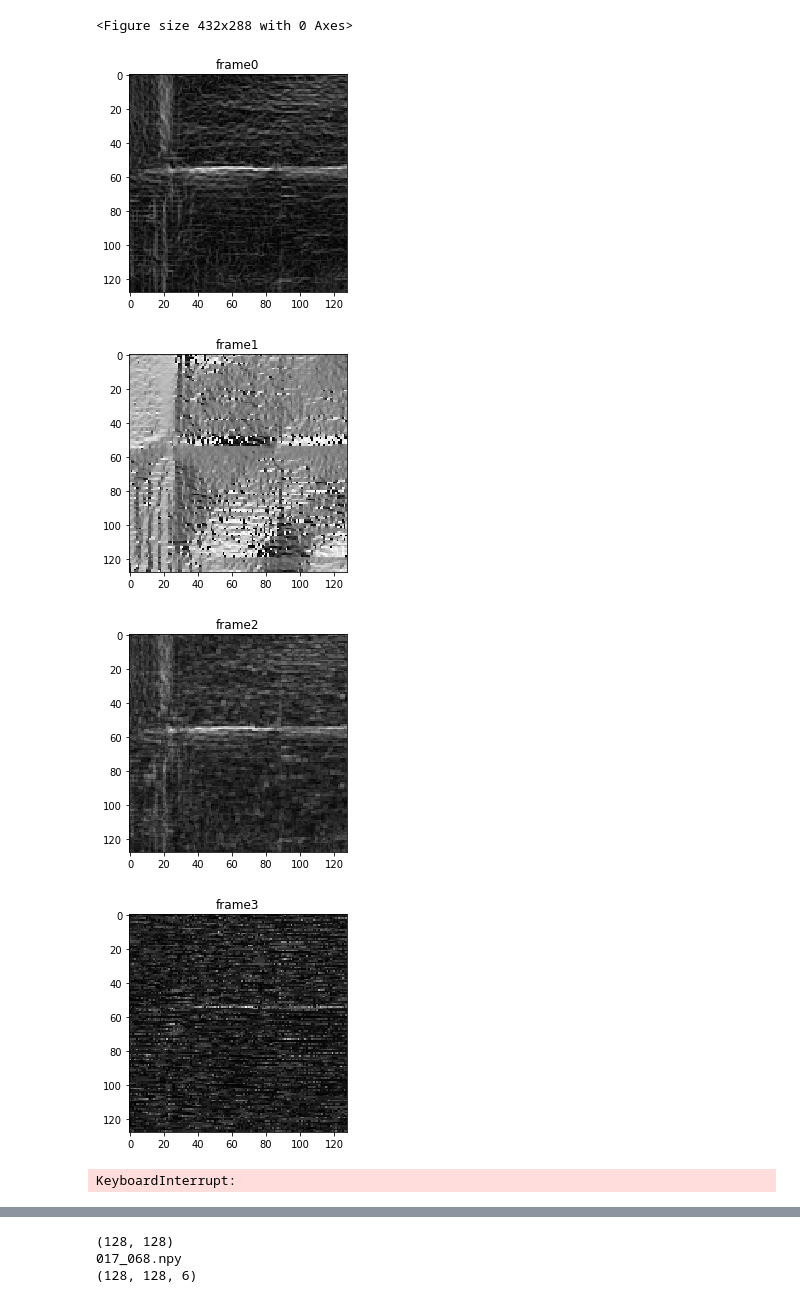
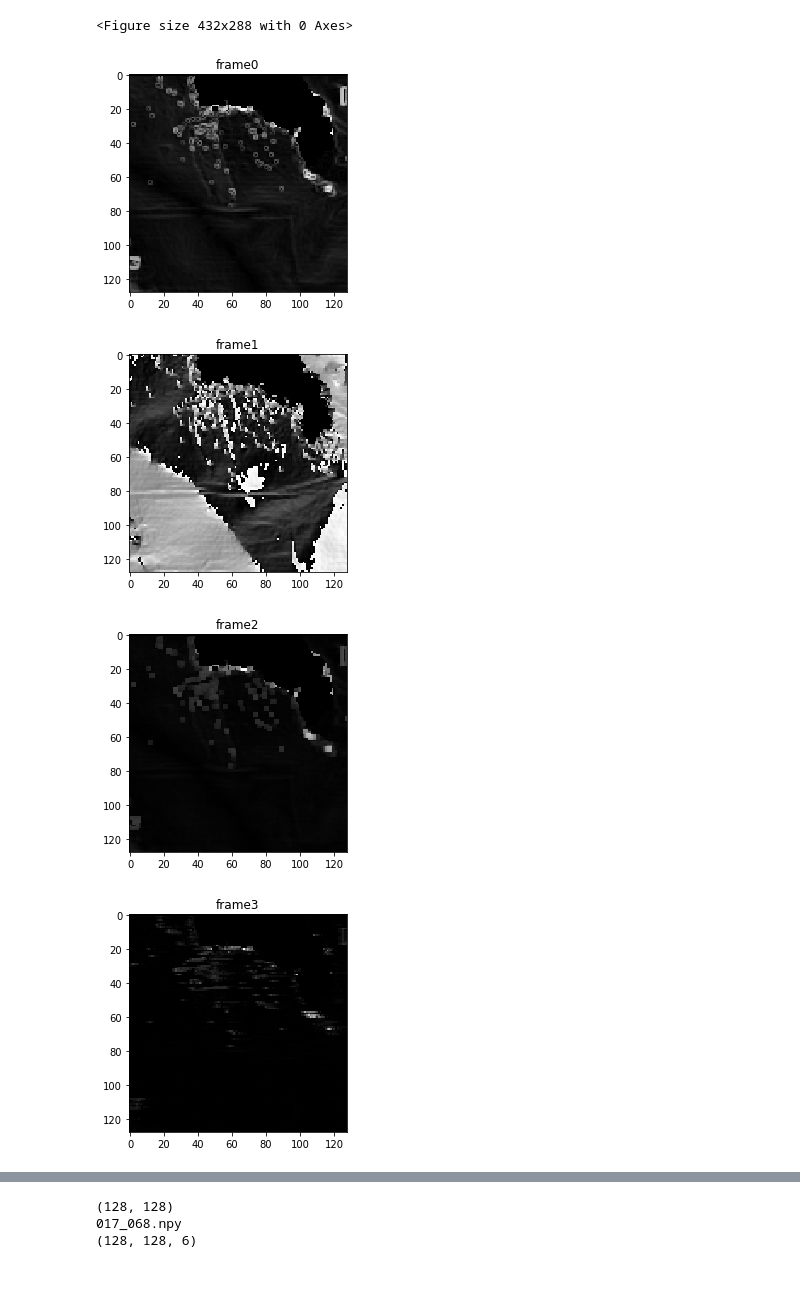
Before and after one commit to Chen-Yifan/DEM_segmentation, a Jupyter notebook: notebook/vis-dataset.ipynb, the cells around one changed output, grey strips where cells are left out. Drawn from its saved outputs; the diff is of its cells as text; code cells hidden in the pictures.

```diff
--- a/notebook/vis-dataset.ipynb
+++ b/notebook/vis-dataset.ipynb
@@ -59,7 +59,7 @@ def vis(i):
     plt.show()
     return orig
 # %%
-mask = vis( 1000
+mask = vis( 0
    )
 # %% [output]
 (128, 128)
@@ -67,7 +68,6 @@ mask = vis( 1000
 [figure]
 <Figure size 432x288 with 0 Axes>
-[figure, old version]
+[figure, new version]
-[figure, old version]
+[figure, new version]
-[figure, old version]
+[figure, new version]
-[figure, old version]
+[figure, new version]
-KeyboardInterrupt:
```
Also changed, not shown: parts of 1 cell of this notebook, 5 other files.
